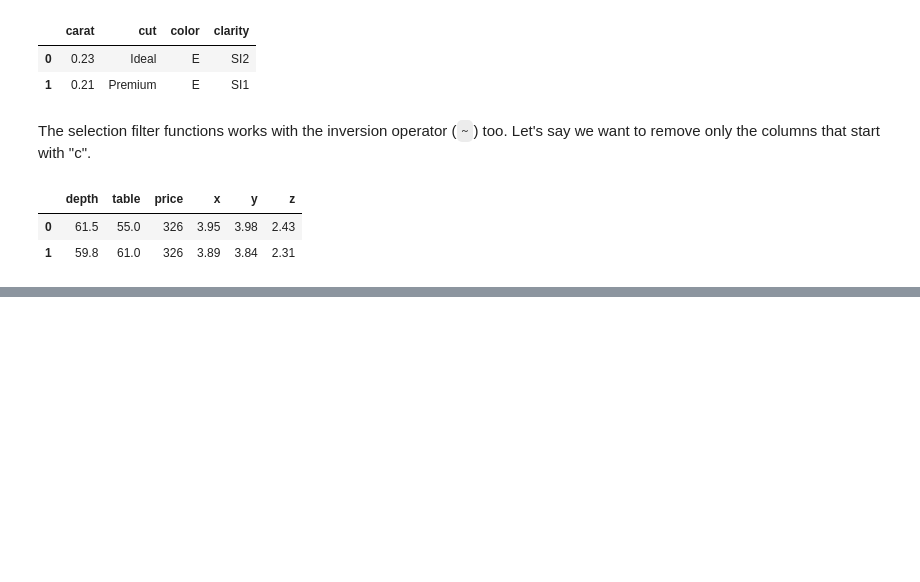
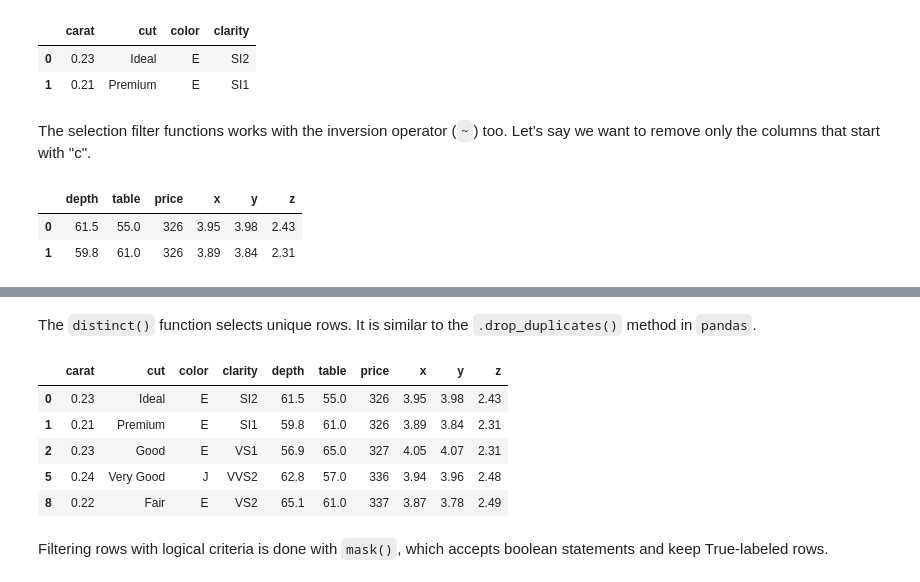
Before and after one commit to dss5202-2410/Notebooks, a Jupyter notebook: More_on_dplyr.ipynb, the cells around one changed output, grey strips where cells are left out. Cells and saved outputs as stored; diff of their text form; code cells hidden in the pictures; blank space fills up the shorter version.

```diff
--- a/More_on_dplyr.ipynb
+++ b/More_on_dplyr.ipynb
@@ -127,0 +180,13 @@ diamonds >> select(~starts_with("c")) >> head(2)
+# %% [markdown]
+The `distinct()` function selects unique rows. It is similar to the `.drop_duplicates()` method in `pandas`.
+# %%
+diamonds >> distinct(X.cut)
+# %% [output]
+|  | carat | cut | color | clarity | depth | table | price | x | y | z |
+| 0 | 0.23 | Ideal | E | SI2 | 61.5 | 55.0 | 326 | 3.95 | 3.98 | 2.43 |
+| 1 | 0.21 | Premium | E | SI1 | 59.8 | 61.0 | 326 | 3.89 | 3.84 | 2.31 |
+| 2 | 0.23 | Good | E | VS1 | 56.9 | 65.0 | 327 | 4.05 | 4.07 | 2.31 |
+| 5 | 0.24 | Very Good | J | VVS2 | 62.8 | 57.0 | 336 | 3.94 | 3.96 | 2.48 |
+| 8 | 0.22 | Fair | E | VS2 | 65.1 | 61.0 | 337 | 3.87 | 3.78 | 2.49 |
+# %% [markdown]
+Filtering rows with logical criteria is done with `mask()`, which accepts boolean statements and keep True-labeled rows.
```
Also changed, not shown: parts of 63 cells of this notebook.
